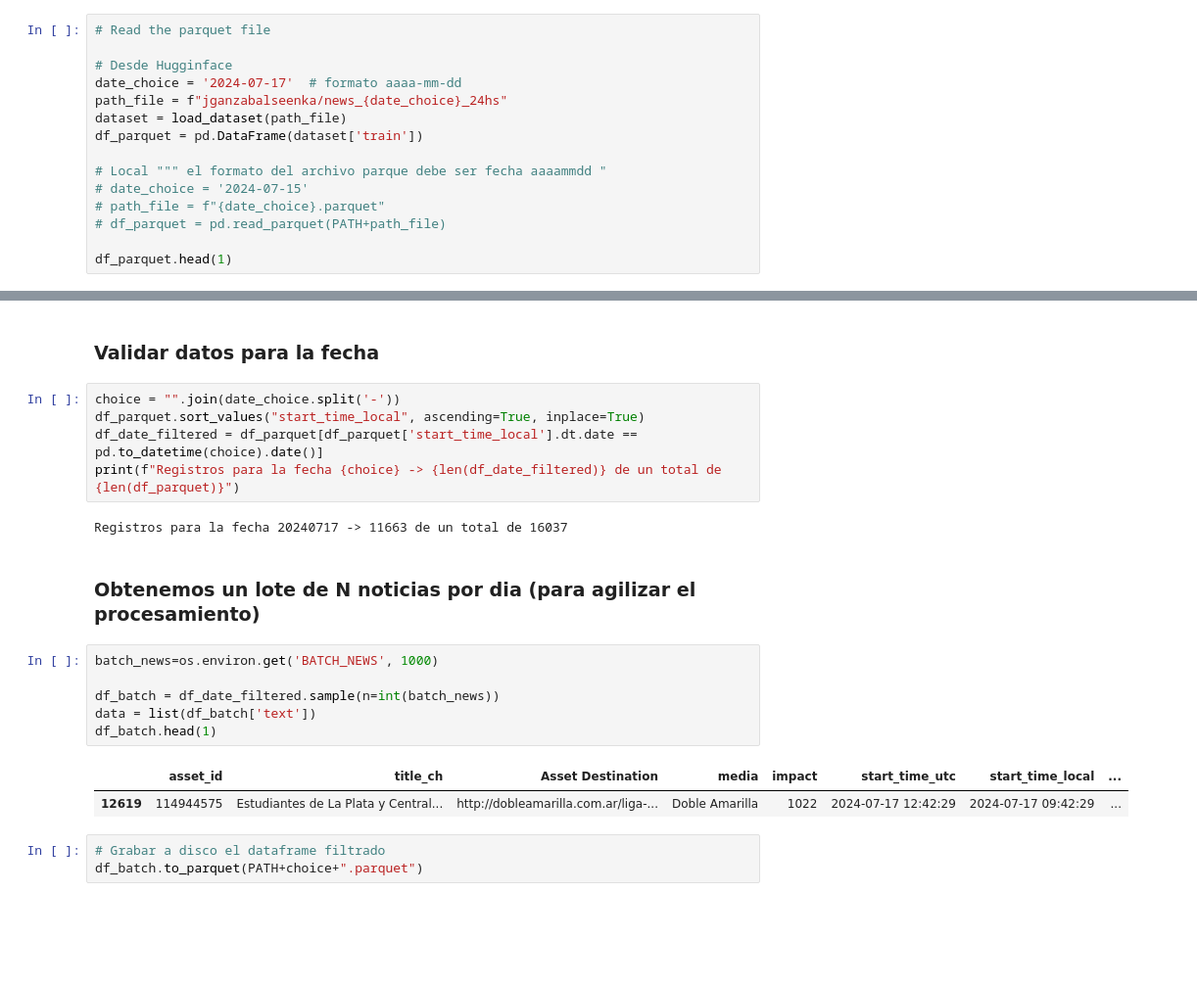
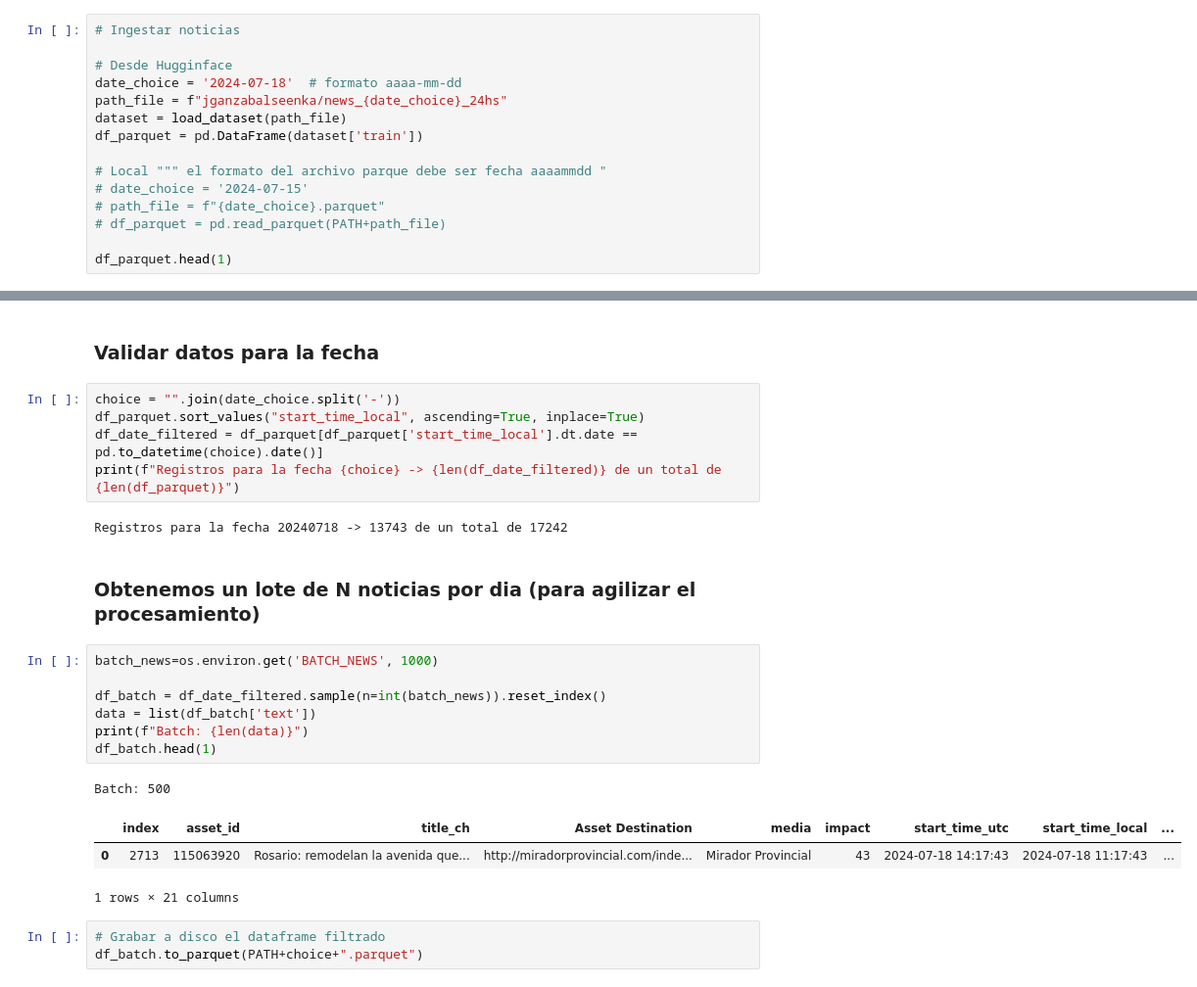
Before and after one commit to gabrielfernandorey/ITBA-NLP, a Jupyter notebook: NLP_01_data.ipynb, the cells around one changed output, grey strips where cells are left out. Shown: that part at 98% size. Drawn from its saved outputs; the diff is of its cells as text; blank space fills up the shorter version.

```diff
--- a/NLP_01_data.ipynb
+++ b/NLP_01_data.ipynb
@@ -92,10 +90,10 @@ PATH
 # %% [markdown]
 ### Obtenemos los datos
 # %%
-# Read the parquet file
+# Ingestar noticias
 
 # Desde Hugginface
-date_choice = '2024-07-17'  # formato aaaa-mm-dd
+date_choice = '2024-07-18'  # formato aaaa-mm-dd
 path_file = f"jganzabalseenka/news_{date_choice}_24hs"
 dataset = load_dataset(path_file)
 df_parquet = pd.DataFrame(dataset['train'])
@@ -122,18 +120,21 @@ df_parquet.sort_values("start_time_local", ascending=True, inplace=True)
 df_date_filtered = df_parquet[df_parquet['start_time_local'].dt.date == pd.to_datetime(choice).date()]
 print(f"Registros para la fecha {choice} -> {len(df_date_filtered)} de un total de {len(df_parquet)}")
 # %% [output]
-Registros para la fecha 20240717 -> 11663 de un total de 16037
+Registros para la fecha 20240718 -> 13743 de un total de 17242
 # %% [markdown]
 ### Obtenemos un lote de N noticias por dia (para agilizar el procesamiento)
 # %%
 batch_news=os.environ.get('BATCH_NEWS', 1000)
 
-df_batch = df_date_filtered.sample(n=int(batch_news))
+df_batch = df_date_filtered.sample(n=int(batch_news)).reset_index()
 data = list(df_batch['text'])
+print(f"Batch: {len(data)}")
 df_batch.head(1)
 # %% [output]
+Batch: 500
-|  | asset_id | title_ch | Asset Destination | media | impact | start_time_utc | start_time_local | ... |
-| 12619 | 114944575 | Estudiantes de La Plata y Central... | http://dobleamarilla.com.ar/liga-... | Doble Amarilla | 1022 | 2024-07-17 12:42:29 | 2024-07-17 09:42:29 | ... |
+|  | index | asset_id | title_ch | Asset Destination | media | impact | start_time_utc | start_time_local | ... |
+| 0 | 2713 | 115063920 | Rosario: remodelan la avenida que... | http://miradorprovincial.com/inde... | Mirador Provincial | 43 | 2024-07-18 14:17:43 | 2024-07-18 11:17:43 | ... |
+1 rows × 21 columns
 # %%
 # Grabar a disco el dataframe filtrado
 df_batch.to_parquet(PATH+choice+".parquet")
```
Also changed, not shown: parts of 12 cells of this notebook, 35 other files.
